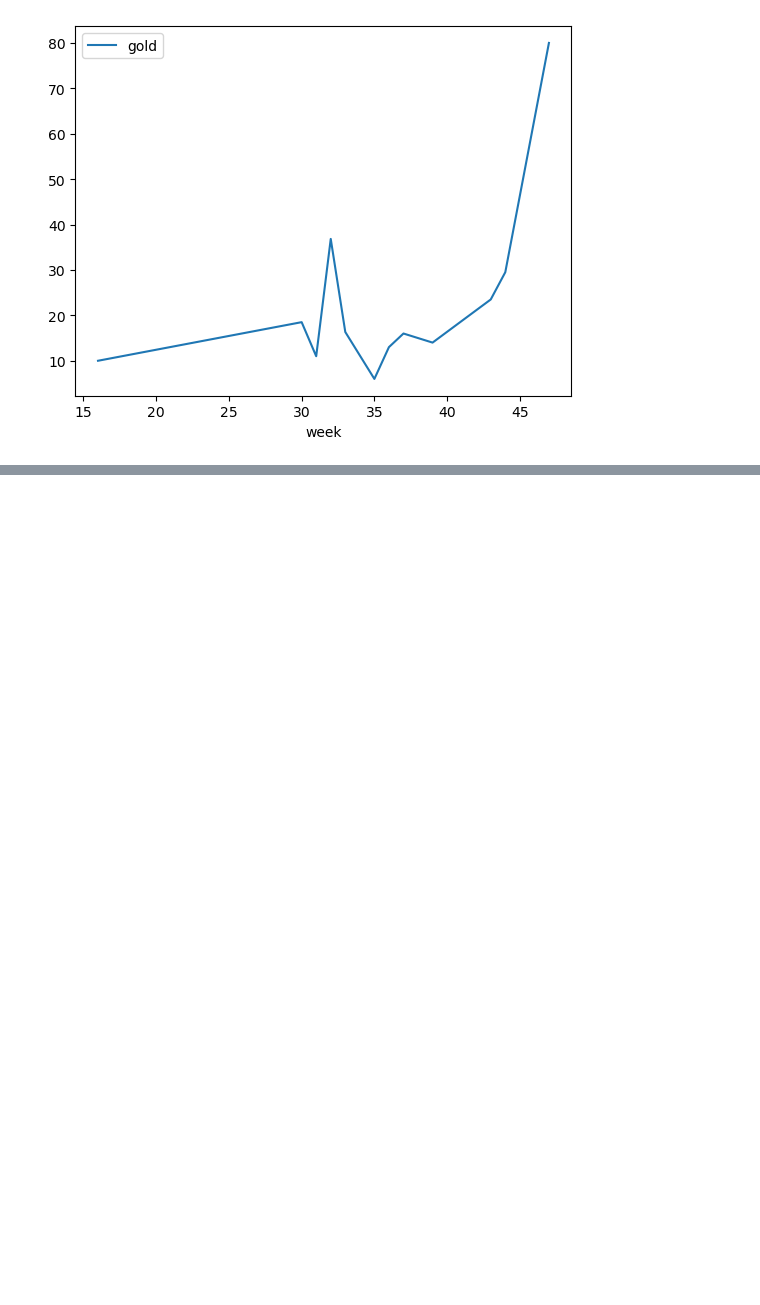
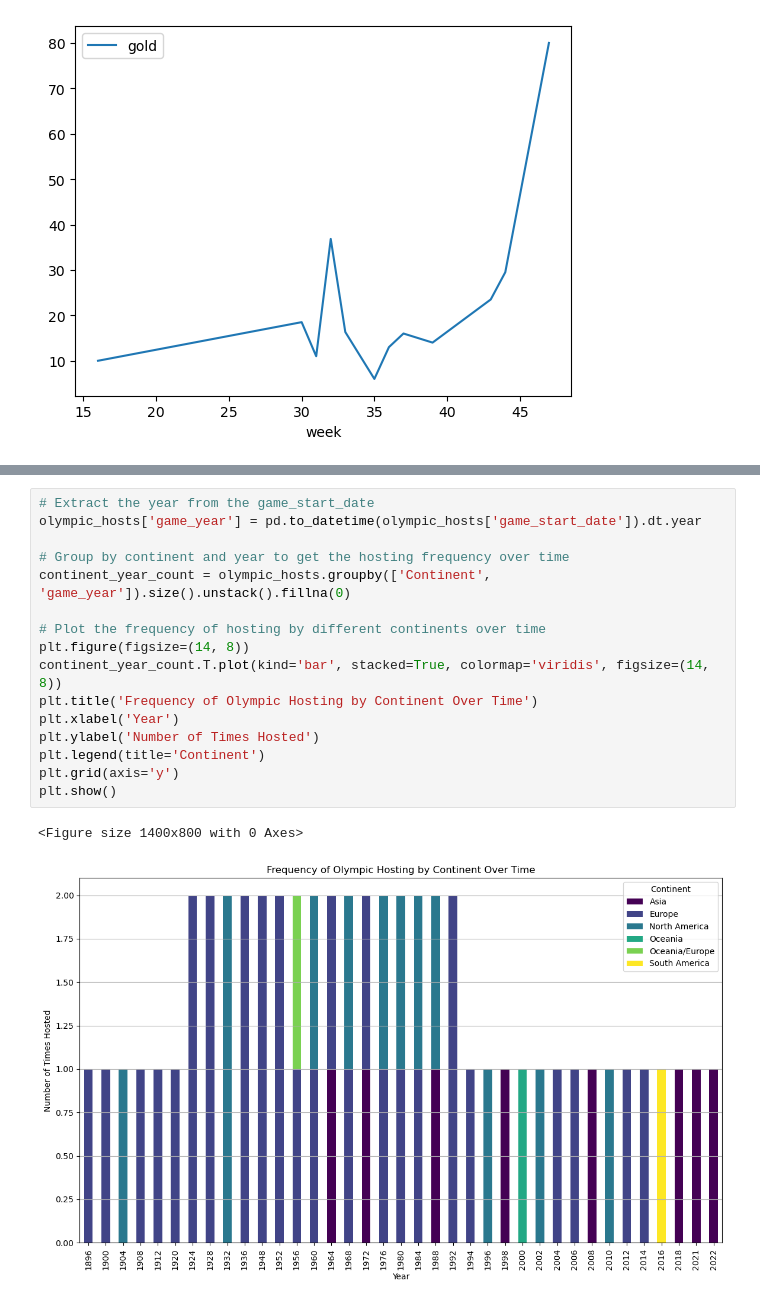
Before and after one commit to ncmoliver/olympic_analysis, a Jupyter notebook: olympic_analysis.ipynb, the cells around one changed output, grey strips where cells are left out. Drawn from its saved outputs; the diff is of its cells as text; blank space fills up the shorter version.

```diff
--- a/olympic_analysis.ipynb
+++ b/olympic_analysis.ipynb
@@ -126,0 +181,19 @@ weekday_outcomes.plot()
+# %%
+# Extract the year from the game_start_date
+olympic_hosts['game_year'] = pd.to_datetime(olympic_hosts['game_start_date']).dt.year
+
+# Group by continent and year to get the hosting frequency over time
+continent_year_count = olympic_hosts.groupby(['Continent', 'game_year']).size().unstack().fillna(0)
+
+# Plot the frequency of hosting by different continents over time
+plt.figure(figsize=(14, 8))
+continent_year_count.T.plot(kind='bar', stacked=True, colormap='viridis', figsize=(14, 8))
+plt.title('Frequency of Olympic Hosting by Continent Over Time')
+plt.xlabel('Year')
+plt.ylabel('Number of Times Hosted')
+plt.legend(title='Continent')
+plt.grid(axis='y')
+plt.show()
+# %% [output]
+<Figure size 1400x800 with 0 Axes>
+[figure, added]
```
Also changed, not shown: parts of 5 cells of this notebook.
